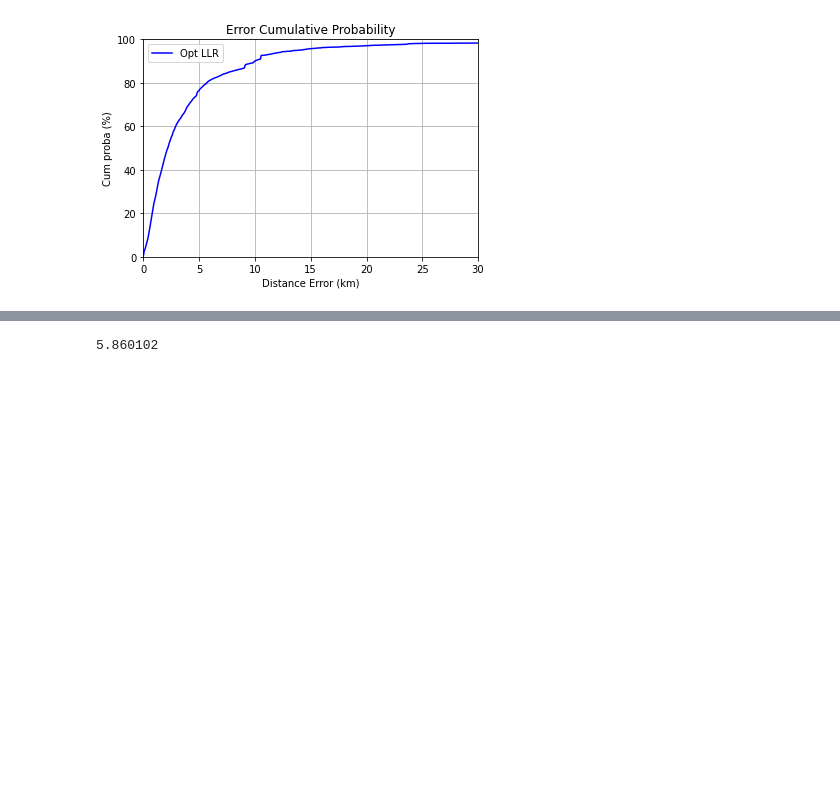
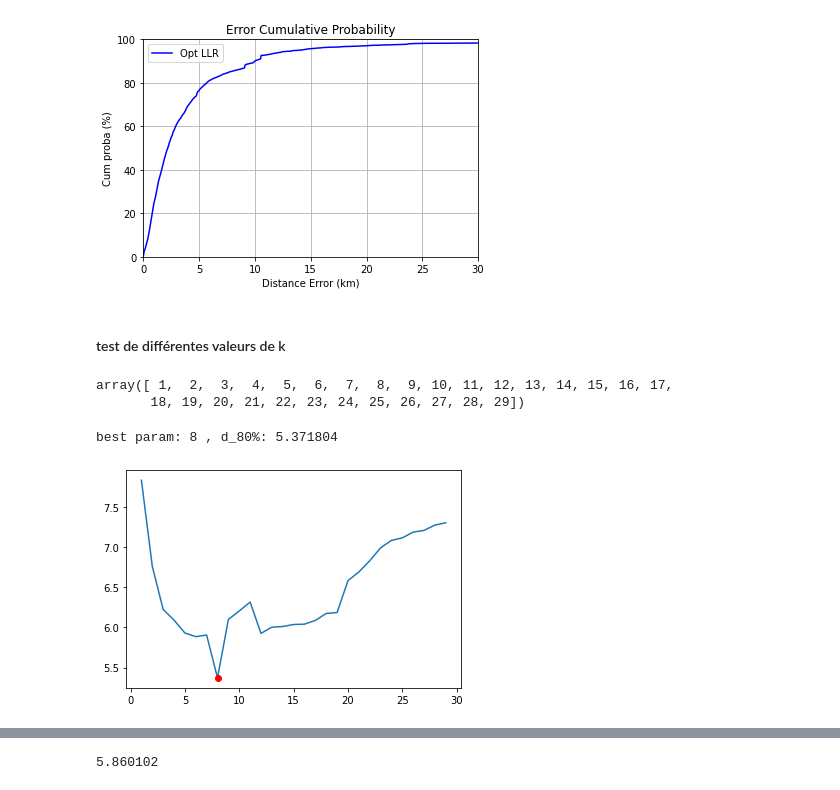
Before and after one commit to PhileasFrog/Geoloc_IOT, a Jupyter notebook: Notebook/TP_Geoloc_Msp_Telecom_ML_BCO.ipynb, the cells around one changed output, grey strips where cells are left out. Cells and saved outputs as stored; diff of their text form; code cells hidden in the pictures; blank space fills up the shorter version.

```diff
--- a/Notebook/TP_Geoloc_Msp_Telecom_ML_BCO.ipynb
+++ b/Notebook/TP_Geoloc_Msp_Telecom_ML_BCO.ipynb
@@ -441,3 +435,28 @@ test_model(reg, df_feat2, group_kfold)
 # %% [output]
 5.686495600000001
 [figure]
+# %% [markdown]
+#### test de différentes valeurs de k
+# %%
+grid = np.arange(1,30,1)
+grid
+# %% [output]
+array([ 1,  2,  3,  4,  5,  6,  7,  8,  9, 10, 11, 12, 13, 14, 15, 16, 17,
+       18, 19, 20, 21, 22, 23, 24, 25, 26, 27, 28, 29])
+# %%
+scores = []
+for k in grid:
+    reg = KNeighborsRegressor(k,weights='distance')
+    # Cross validation
+    y_pred_lng = cross_val_predict(reg, df_feat2, ground_truth_lng_filter,cv=group_kfold.split(df_feat2,groups=dev_id))
+    y_pred_lat = cross_val_predict(reg, df_feat2, ground_truth_lat_filter,cv=group_kfold.split(df_feat2,groups=dev_id))
+    err_vec = Eval_geoloc(ground_truth_lat_filter , ground_truth_lng_filter, y_pred_lat, y_pred_lng)
+    # Error criterion
+    scores.append(np.percentile(err_vec, 80))
+m = np.argmin(scores)
+print("best param:",grid[m],", d_80%:", scores[m])
+plt.plot(grid,scores)
+plt.plot(grid[m], scores[m],'ro');
+# %% [output]
+best param: 8 , d_80%: 5.371804
+[figure, added]
```
Also changed, not shown: parts of 4 cells of this notebook.
